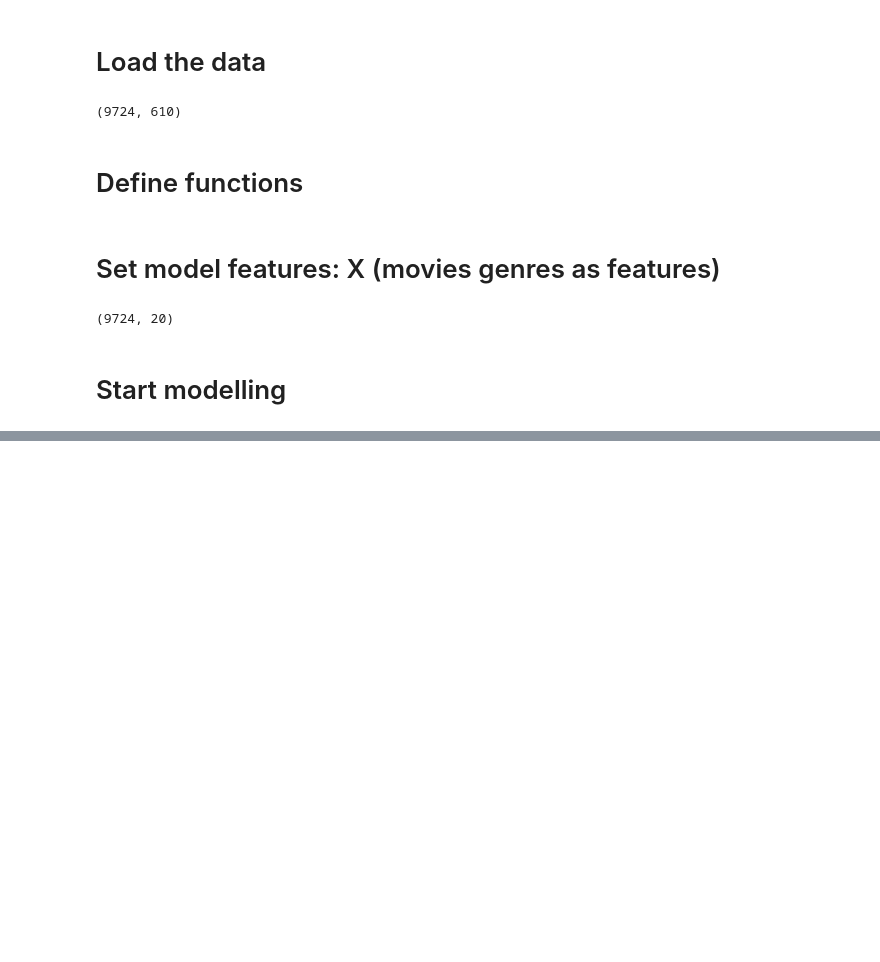
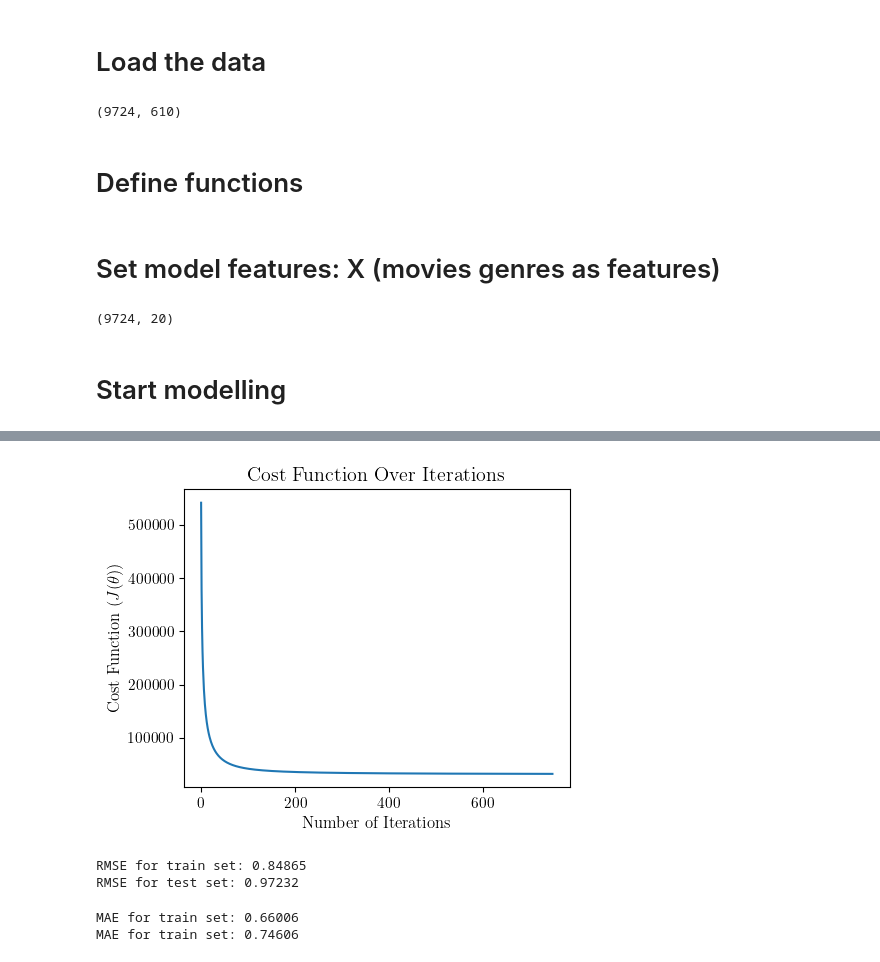
Before and after one commit to jepe06/Project2--Recommender-System, a Jupyter notebook: 03 model02.ipynb, the cells around one changed output, grey strips where cells are left out. Drawn from its saved outputs; the diff is of its cells as text; code cells hidden in the pictures; blank space fills up the shorter version.

```diff
--- a/03 model02.ipynb
+++ b/03 model02.ipynb
@@ -129,12 +189,17 @@ num_features = 20
 # %%
-Lambdas = [0, 5, 6, 7, 8, 10, 13, 15, 20, 25]
-alphas = [0.0001, 0.0004, 0.0005, 0.00065, 0.00075, 0.001, 0.0015]
+Lambdas = [0, 0.1,0.2,1, 0.5, 2,0.05]
+alphas = [0.005, 0.0005, 0.001, 0.0055, 0.002]
 num_iters = 500
 
 combo = 1
 results = {}
 for Lambda in Lambdas:
     for alpha in alphas:
+        if (Lambda, alpha) in results_stored:
+            print(f"Combination {combo} of {len(Lambdas)*len(alphas)} with ({Lambda}, {alpha}):")
+            combo += 1
+            continue
+
         print(f"Combination {combo} of {len(Lambdas)*len(alphas)} with ({Lambda}, {alpha}):", end=" ")
         combo += 1
 
@@ -254,0 +311,70 @@ plt.plot(b)"""
+# %%
+# Create the utility matrix and the binary matrix
+Y, R = utility_matrix_AND_binary_matrix(df_train)
+Y, R = Y.toarray(), R.toarray()
+
+# Define the initial parameters
+Theta = np.random.normal(loc=0, scale=0.3, size=(num_users, num_features))
+initial_parameters = Theta
+
+# Apply gradient descent
+param, jhist = gradientDescent_Xknown(initial_parameters,X,Y,R,num_users,num_movies,num_features,best_alpha,750,best_lambda)
+
+# Unfold the final parameters
+X = X
+Theta = param
+
+# Predict all ratings of num_users for num_movies
+p = X @ Theta.T
+# %%
+plt.plot(jhist)
+plt.title("Cost Function Over Iterations")
+plt.xlabel("Number of Iterations")
+plt.ylabel(r"Cost Function ($J(\theta)$)")
+plt.tight_layout()
+plt.savefig("assets/model02_cost_function.png")
+plt.show()
+# %% [output]
+[figure, added]
+# %%
+df_to_evaluate = df_train
+RMSE = 0
+for i, row in df_to_evaluate.iterrows():
+    movieId_matrix = ids["moviesIDs"][str(int(row["movieId"]))]
+    userId_matrix = ids["userIDs"][str(int(row["userId"]))]
+    RMSE += abs(row["rating"] - p[int(movieId_matrix), int(userId_matrix)])**2
+RMSE = np.sqrt(RMSE/len(df_to_evaluate))
+print(f"RMSE for train set: {RMSE:.5f}")
+
+df_to_evaluate = df_test
+RMSE = 0
+for i, row in df_to_evaluate.iterrows():
+    movieId_matrix = ids["moviesIDs"][str(int(row["movieId"]))]
+    userId_matrix = ids["userIDs"][str(int(row["userId"]))]
+    RMSE += abs(row["rating"] - p[int(movieId_matrix), int(userId_matrix)])**2
+RMSE = np.sqrt(RMSE/len(df_to_evaluate))
+print(f"RMSE for test set: {RMSE:.5f}")
+# %% [output]
+RMSE for train set: 0.84865
+RMSE for test set: 0.97232
+# %%
+df_to_evaluate = df_train
+MAE = 0
+for i, row in df_to_evaluate.iterrows():
+    movieId_matrix = ids["moviesIDs"][str(int(row["movieId"]))]
+    userId_matrix = ids["userIDs"][str(int(row["userId"]))]
+    MAE += abs(row["rating"] - p[int(movieId_matrix), int(userId_matrix)])
+MAE = MAE/len(df_to_evaluate)
+print(f"MAE for train set: {MAE:.5f}")
+
+df_to_evaluate = df_test
+MAE = 0
+for i, row in df_to_evaluate.iterrows():
+    movieId_matrix = ids["moviesIDs"][str(int(row["movieId"]))]
+    userId_matrix = ids["userIDs"][str(int(row["userId"]))]
+    MAE += abs(row["rating"] - p[int(movieId_matrix), int(userId_matrix)])
+MAE = MAE/len(df_to_evaluate)
+print(f"MAE for train set: {MAE:.5f}")
+# %% [output]
+MAE for train set: 0.66006
+MAE for train set: 0.74606
```
Also changed, not shown: parts of 14 cells of this notebook, 1 other file.
